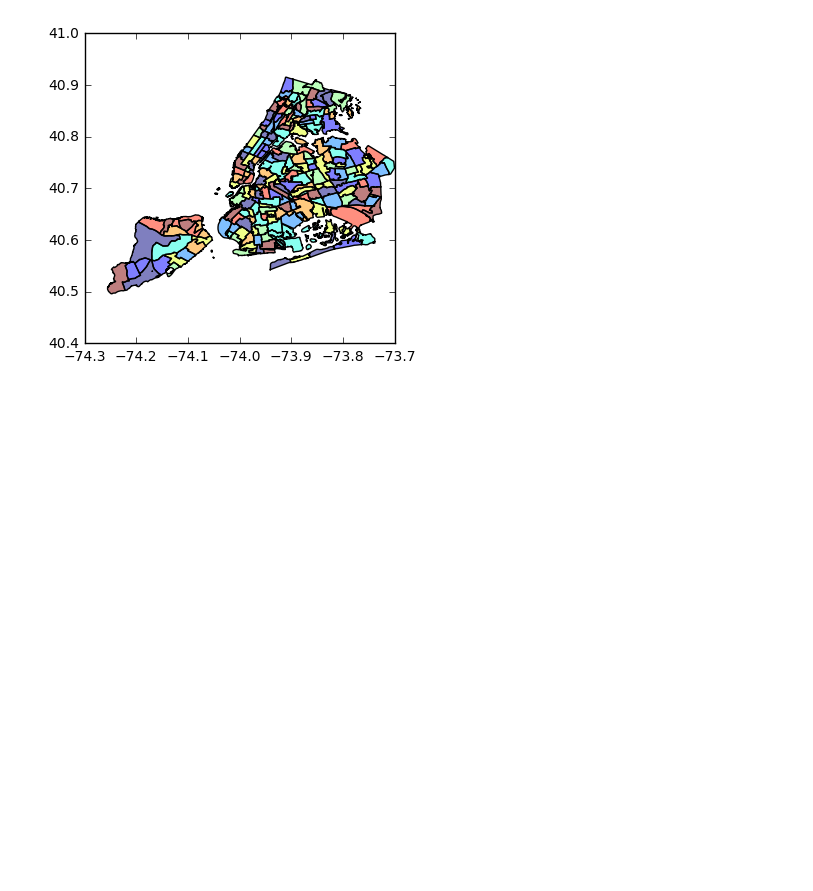
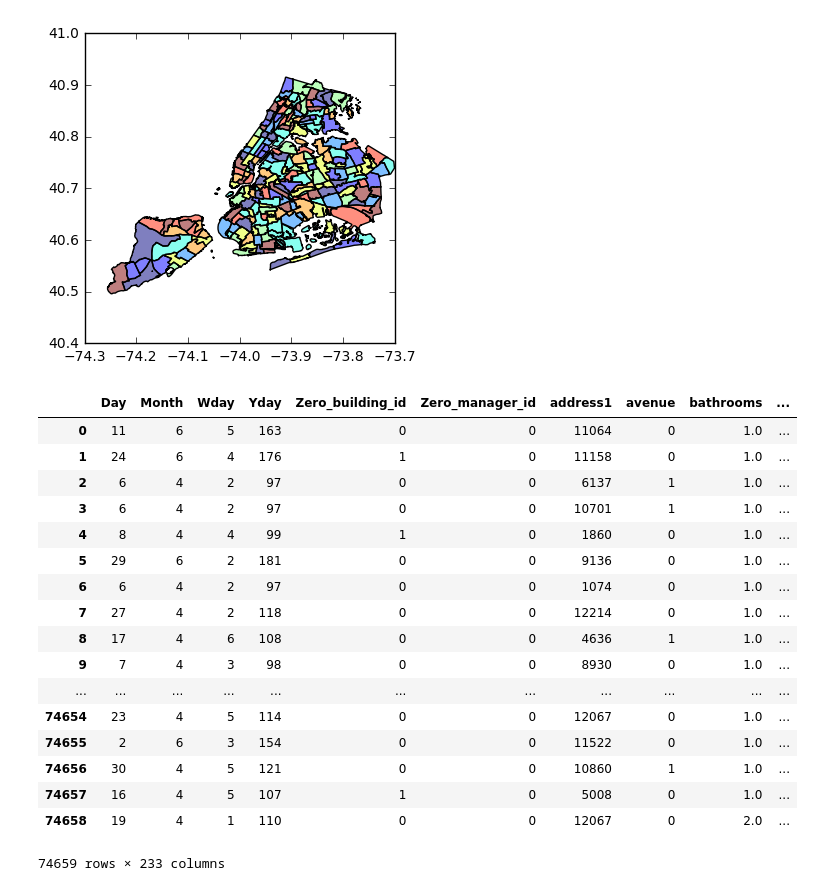
Before and after one commit to jgzuke/KaggleScripts, a Jupyter notebook: RentHop/GetNeighborhoods.ipynb, the cells around one changed output. Saved outputs shown, nothing was run; the diff lists cells and outputs as text; code cells hidden in the pictures; blank space fills up the shorter version.

```diff
--- a/RentHop/GetNeighborhoods.ipynb
+++ b/RentHop/GetNeighborhoods.ipynb
@@ -37,3 +37,24 @@ test['NTACode'] = nta_codes[ntrain:]
 # %%
 train.to_json('data/train.json', orient='records')
 test.to_json('data/test.json', orient='records')
+# %%
+test
+# %% [output]
+|  | Day | Month | Wday | Yday | Zero_building_id | Zero_manager_id | address1 | avenue | bathrooms | ... |
+| 0 | 11 | 6 | 5 | 163 | 0 | 0 | 11064 | 0 | 1.0 | ... |
+| 1 | 24 | 6 | 4 | 176 | 1 | 0 | 11158 | 0 | 1.0 | ... |
+| 2 | 6 | 4 | 2 | 97 | 0 | 0 | 6137 | 1 | 1.0 | ... |
+| 3 | 6 | 4 | 2 | 97 | 0 | 0 | 10701 | 1 | 1.0 | ... |
+| 4 | 8 | 4 | 4 | 99 | 1 | 0 | 1860 | 0 | 1.0 | ... |
+| 5 | 29 | 6 | 2 | 181 | 0 | 0 | 9136 | 0 | 1.0 | ... |
+| 6 | 6 | 4 | 2 | 97 | 0 | 0 | 1074 | 0 | 1.0 | ... |
+| 7 | 27 | 4 | 2 | 118 | 0 | 0 | 12214 | 0 | 1.0 | ... |
+| 8 | 17 | 4 | 6 | 108 | 0 | 0 | 4636 | 1 | 1.0 | ... |
+| 9 | 7 | 4 | 3 | 98 | 0 | 0 | 8930 | 0 | 1.0 | ... |
+| ... | ... | ... | ... | ... | ... | ... | ... | ... | ... | ... |
+| 74654 | 23 | 4 | 5 | 114 | 0 | 0 | 12067 | 0 | 1.0 | ... |
+| 74655 | 2 | 6 | 3 | 154 | 0 | 0 | 11522 | 0 | 1.0 | ... |
+| 74656 | 30 | 4 | 5 | 121 | 0 | 0 | 10860 | 1 | 1.0 | ... |
+| 74657 | 16 | 4 | 5 | 107 | 1 | 0 | 5008 | 0 | 1.0 | ... |
+| 74658 | 19 | 4 | 1 | 110 | 0 | 0 | 12067 | 0 | 2.0 | ... |
+74659 rows × 233 columns
```
Also changed, not shown: 2 other files.
